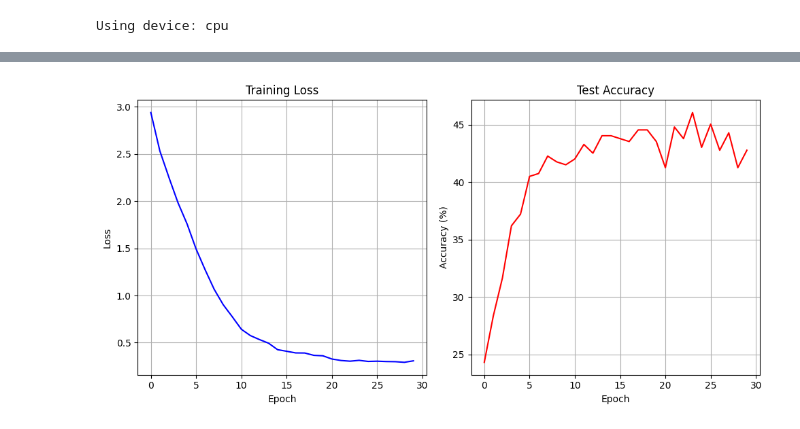
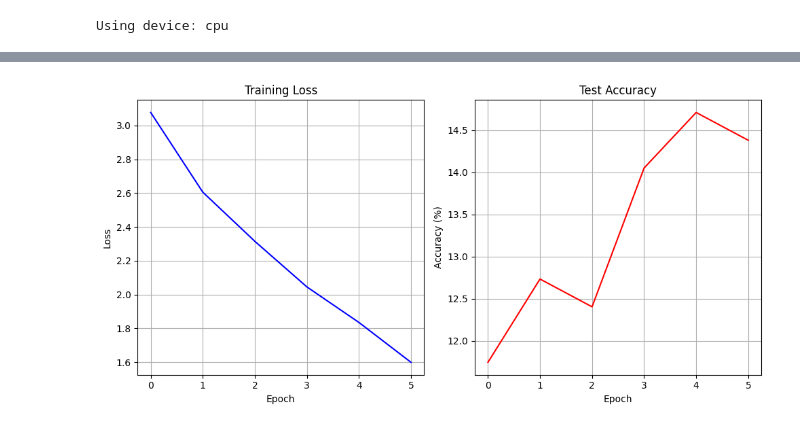
Before and after one commit to frohocke/cse-404-fs24-image-classification-for-poses, a Jupyter notebook: Step6/CombinedCNN.ipynb, the cells around one changed output, grey strips where cells are left out. Cells and saved outputs as stored; diff of their text form; code cells hidden in the pictures.

```diff
--- a/Step6/CombinedCNN.ipynb
+++ b/Step6/CombinedCNN.ipynb
@@ -95,4 +105,10 @@ transform = transforms.Compose([
 frames_dir = "/Users/gamep/Downloads/Penn_Action/Penn_Action/frames"
 labels_dir = "/Users/gamep/Downloads/Penn_Action/Penn_Action/labels"
 
-dataset = TestBothDataPennActionDataset(frames_dir, labels_dir, transform=transform)
+traindataset = TestBothDataPennActionDataset(frames_dir, labels_dir, transform=transform,test=1)
+print(traindataset.datacount)
+print(traindataset.count)
+testdataset = TestBothDataPennActionDataset(frames_dir, labels_dir, transform=transform,test=-1)
+print(testdataset.datacount)
+print(testdataset.count)
+print(traindataset.count + testdataset.count)
@@ -155,14 +177,10 @@ class PartiallyConnectedCNN(nn.Module):
 
         return final
 # %%
-# Split dataset to train and test
-train_size = int(0.8 * len(dataset))
-test_size = len(dataset) - train_size
-train_dataset, test_dataset = torch.utils.data.random_split(dataset, [train_size, test_size])
 
 # Data loaders
-train_loader = DataLoader(train_dataset, batch_size=32, shuffle=True)
-test_loader = DataLoader(test_dataset, batch_size=32, shuffle=False)
+train_loader = DataLoader(traindataset, batch_size=32, shuffle=True)
+test_loader = DataLoader(testdataset, batch_size=32, shuffle=False)
 
 device = torch.device("cuda" if torch.cuda.is_available() else "cpu")
 print(f"Using device: {device}")
@@ -179,7 +200,5 @@ optimizer = optim.Adam(model.parameters(), lr=0.001)
 # %%
-train_losses = []
-test_accuracies = []
-testing = False
+testing = True
 epochs = 30
 for epoch in range(epochs):
     if(not testing):
@@ -224,6 +243,7 @@ for epoch in range(epochs):
     train_losses.append(running_loss / len(train_loader))
     test_accuracies.append(100 * val_correct / val_total)
 
-    print(f"Epoch {epoch+1}/{epochs}, Loss: {val_loss/len(test_loader):.4f}, "
-            f"Accuracy: {100 * val_correct/val_total:.2f}% ")
+    print(f"Epoch {epoch+1}/{epochs},TrainLoss: {running_loss/len(train_loader):.4f}, "
+            f"TTrainAccuracy: {100 * correct/total:.2f}% TestLoss: {val_loss/len(test_loader):.4f}, "
+            f"TestAccuracy: {100 * val_correct/val_total:.2f}% ")
 # %% [output]
@@ -247,22 +252,22 @@ Epoch 30/30, Loss: 2.4329, Accuracy: 42.78%
 # %%
 # Plotting
 plt.figure(figsize=(10, 5))
 
 plt.subplot(1, 2, 1)
-plt.plot(range(epochs), train_losses, label='Train Loss', color='blue')
+plt.plot(range(len(train_losses)), train_losses, label='Train Loss', color='blue')
 plt.xlabel('Epoch')
 plt.ylabel('Loss')
 plt.title('Training Loss')
 plt.grid(True)
 
 plt.subplot(1, 2, 2)
-plt.plot(range(epochs), test_accuracies, label='Test Accuracy', color='red')
+plt.plot(range(len(test_accuracies)), test_accuracies, label='Test Accuracy', color='red')
 plt.xlabel('Epoch')
 plt.ylabel('Accuracy (%)')
 plt.title('Test Accuracy')
 plt.grid(True)
 
 plt.tight_layout()
 plt.show()
 # %% [output]
-[figure, old version]
+[figure, new version]
```
Also changed, not shown: parts of 4 cells of this notebook.
